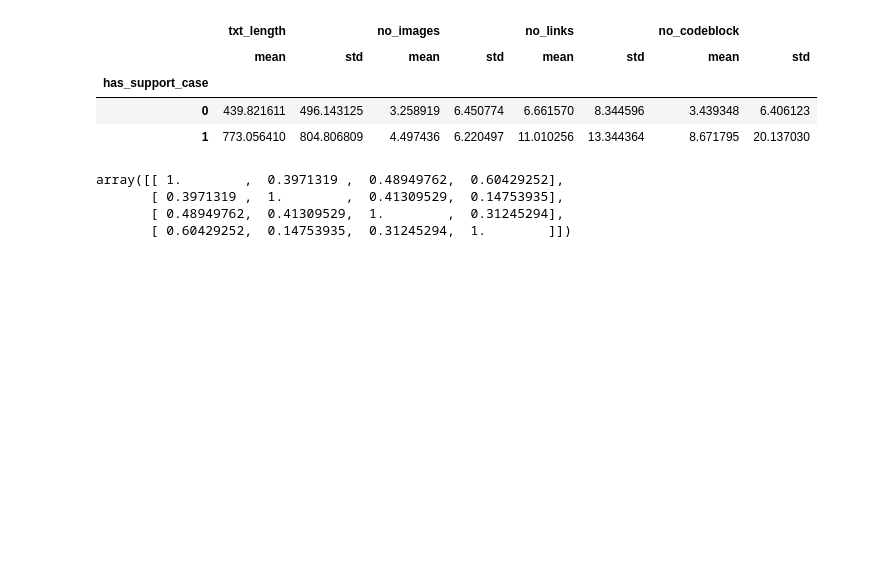
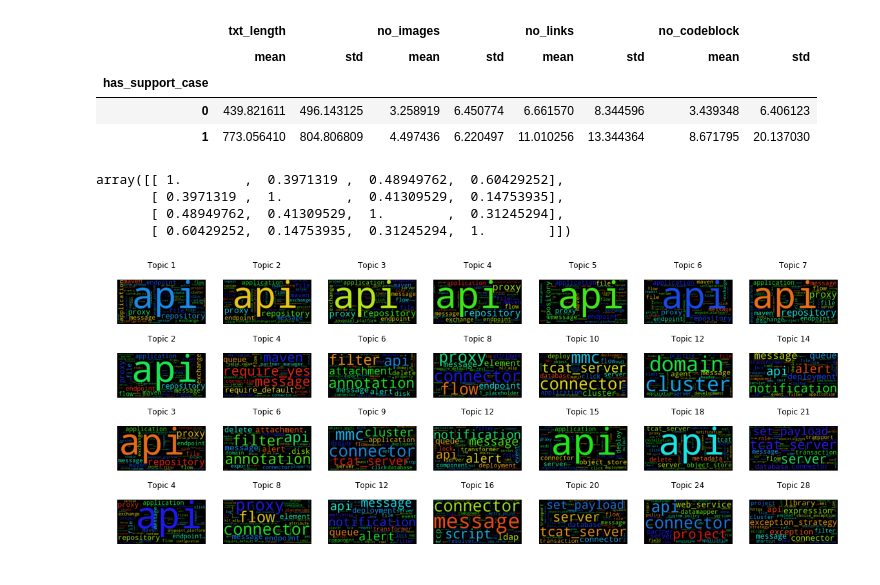
Before and after one commit to klitonandrea/DocumentationNLP, a Jupyter notebook: Exploratory Steps and PreProcessing.ipynb, the cells around one changed output. Saved outputs shown, nothing was run; the diff lists cells and outputs as text; code cells hidden in the pictures; blank space fills up the shorter version.

```diff
--- a/Exploratory Steps and PreProcessing.ipynb
+++ b/Exploratory Steps and PreProcessing.ipynb
@@ -925,3 +925,19 @@ array([[ 1.        ,  0.3971319 ,  0.48949762,  0.60429252],
        [ 0.3971319 ,  1.        ,  0.41309529,  0.14753935],
        [ 0.48949762,  0.41309529,  1.        ,  0.31245294],
        [ 0.60429252,  0.14753935,  0.31245294,  1.        ]])
+# %%
+fig, arrx = plt.subplots(4, 7, sharex=True, sharey=True, figsize=(20, 8))
+wcplot = WordCloud()
+
+#fig.tight_layout()
+
+for i in range(4):
+    for j in range(7):
+        arrx[i, j].imshow(wcplot.generate_from_frequencies(lda.show_topic(i*j, topn=50)), interpolation='bilinear')
+        arrx[i, j].axis('off')
+        arrx[i, j].set_title('Topic '+str((i+1)*(j+1)) )
+#fig.subplots_adjust(hspace=0.00001)
+plt.show()
+plt.close('all')
+# %% [output]
+[figure, added]
```
Also changed, not shown: 2 other files.
